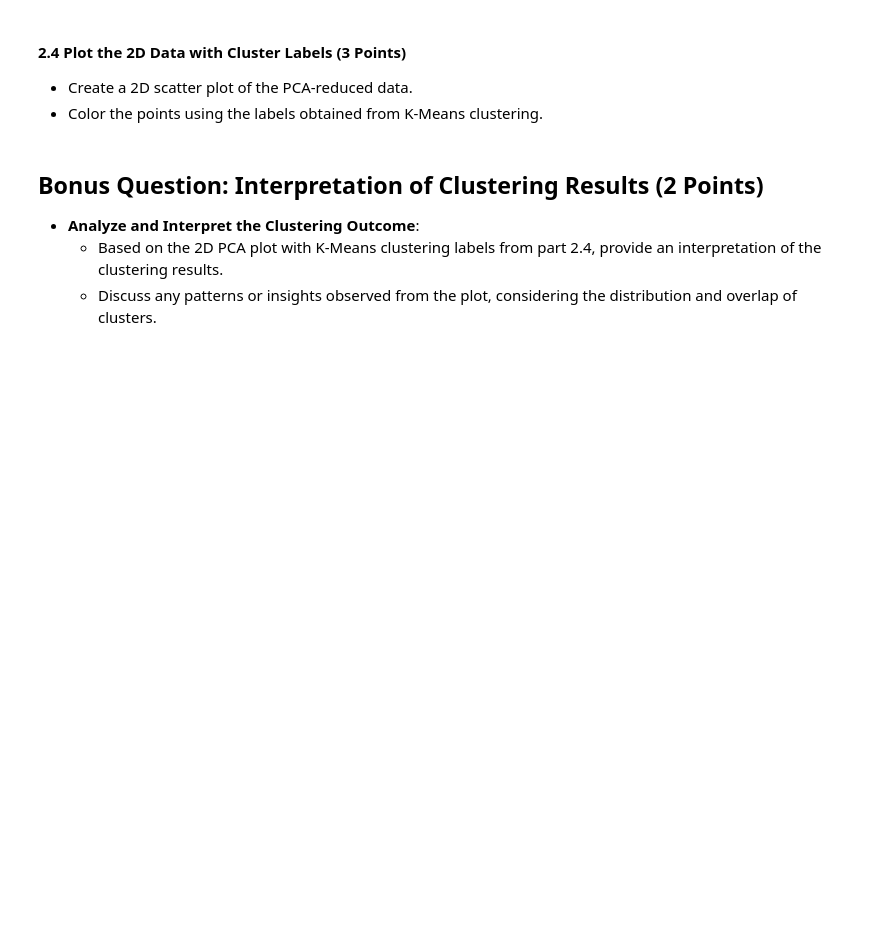
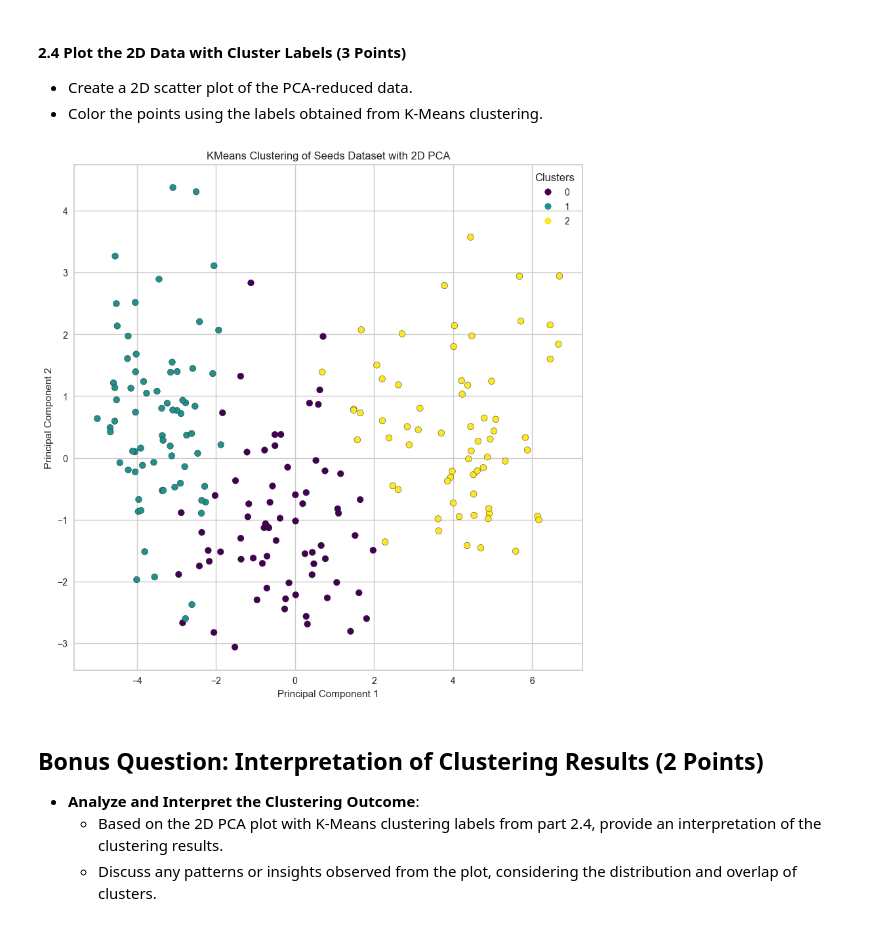
Before and after one commit to David-Rodriguez-Barrios/ENSF-444, a Jupyter notebook: FinalAssignment/ENSF444_Final_Project.ipynb, the cells around one changed output. Cells and saved outputs as stored; diff of their text form; code cells hidden in the pictures; blank space fills up the shorter version.

Commit message:
Clustering and Dimension reduction

```diff
--- a/FinalAssignment/ENSF444_Final_Project.ipynb
+++ b/FinalAssignment/ENSF444_Final_Project.ipynb
@@ -319,3 +321,13 @@ visualizer.show()
 # %%
 # 2.2
 # Add necessary code here.
+
+optimal_k = visualizer.elbow_value_
+print(optimal_k)
+
+#update the pipeline with the correct number of clusters and then label the data
+
+pipeline.set_params(kmeans__n_clusters = optimal_k)
+pipeline.fit(X)
+
+labels = pipeline.predict(X)
@@ -325,6 +339,11 @@ visualizer.show()
 # %%
 # 2.3
 # Add necessary code here.
+#Applying the PCA to reduce dimensionality of the dataset to 2D
+
+pca = PCA(n_components = 2)
+
+X_PCA = pca.fit_transform(X)
 # %% [markdown]
 #### 2.4 Plot the 2D Data with Cluster Labels (3 Points)
 - Create a 2D scatter plot of the PCA-reduced data.
@@ -332,6 +351,19 @@ visualizer.show()
 # %%
 # 2.4
 # Add necessary code here.
+
+# create the 2D scatterplot fo the PCA-reduced data.
+
+plt.figure(figsize = (10, 10))
+
+scatterplot = plt.scatter(X_PCA[:, 0], X_PCA[:, 1], c = labels, cmap = 'viridis', edgecolor = 'k')
+plt.xlabel('Principal Component 1')
+plt.ylabel('Principal Component 2')
+plt.title('KMeans Clustering of Seeds Dataset with 2D PCA')
+plt.legend(*scatterplot.legend_elements(), title = 'Clusters')
+plt.show()
+# %% [output]
+[figure, added]
 # %% [markdown]
 ## Bonus Question: Interpretation of Clustering Results (2 Points)
 
```
Also changed, not shown: parts of 3 cells of this notebook.
